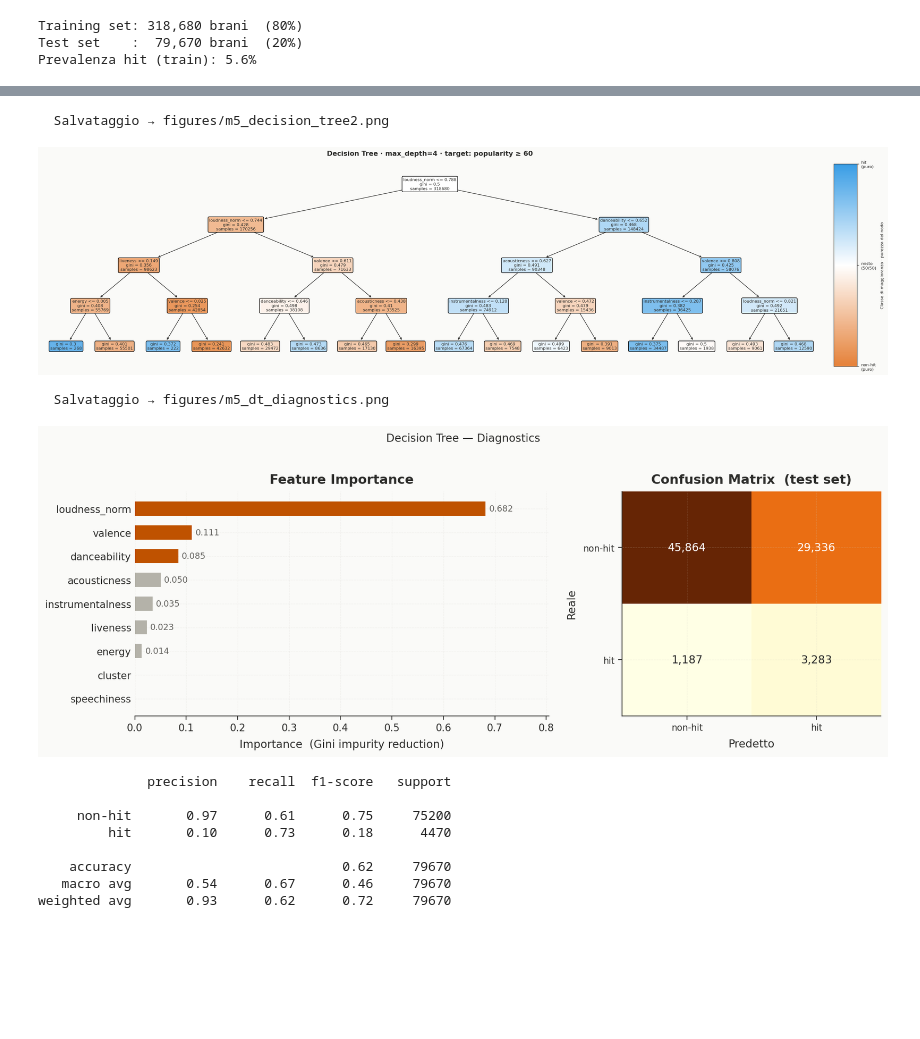
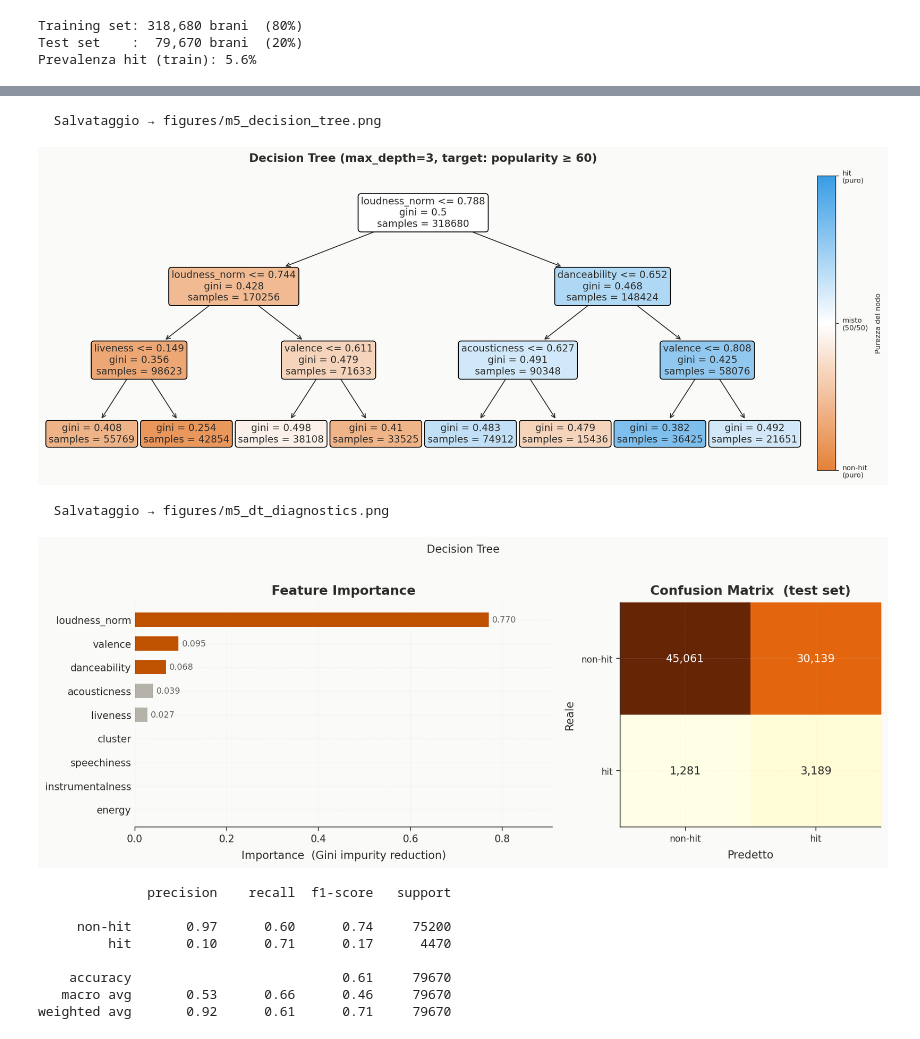
Before and after one commit to arcadiacipolla/La_Trasformazione_del_Suono_-_Scientific_Visualization, a Jupyter notebook: the_shape_of_music.ipynb, the cells around one changed output, grey strips where cells are left out. Drawn from its saved outputs; the diff is of its cells as text; code cells hidden in the pictures; blank space fills up the shorter version.

```diff
--- a/the_shape_of_music.ipynb
+++ b/the_shape_of_music.ipynb
@@ -770,7 +770,7 @@ Test set    :  79,670 brani  (20%)
 Prevalenza hit (train): 5.6%
 # %%
 # Addestramento e confronto modelli
-DT_DEPTH = 4
+DT_DEPTH = 3
 
 models = {
     "Baseline (majority)": DummyClassifier(strategy="most_frequent", random_state=42),
@@ -866,11 +823,11 @@ import matplotlib.gridspec as gridspec
 import matplotlib.colors as mcolors
 from matplotlib.cm import ScalarMappable
 
-fig = plt.figure(figsize=(28, 7))
+fig = plt.figure(figsize=(16, 6))
 fig.patch.set_facecolor("#FAFAF8")
 
 # Layout: albero (ampio) | legenda (stretta)
-gs = gridspec.GridSpec(1, 2, width_ratios=[40, 1.2], figure=fig, wspace=0.04)
+gs = gridspec.GridSpec(1, 2, width_ratios=[50, 1.2], figure=fig, wspace=0.04)
 ax     = fig.add_subplot(gs[0])
 ax_leg = fig.add_subplot(gs[1])
 ax.set_facecolor("#FAFAF8")
@@ -883,7 +840,7 @@ plot_tree(
     rounded=True,
     impurity=True,
     proportion=False,
-    fontsize=8,
+    fontsize=11,
     ax=ax,
     precision=3,
 )
@@ -894,42 +851,42 @@ for ann in ax.texts:
     ann.set_text("\n".join(lines))
 
 ax.set_title(
-    f"Decision Tree · max_depth={DT_DEPTH} · target: popularity ≥ 60",
+    f"Decision Tree (max_depth={DT_DEPTH}, target: popularity ≥ 60)",
     fontsize=13, fontweight="bold", pad=16
 )
 for spine in ax.spines.values():
     spine.set_visible(False)
 
 # ── Legenda colori ────────────────────────────────────────────────────────
 # sklearn usa internamente due colori fissi per filled=True:
 #   class 0 (non-hit) → #e58139  (arancione)
 #   class 1 (hit)     → #399de5  (blu)
 # I nodi con distribuzione 50/50 tendono al bianco (Gini ≈ 0.5).
 # La legenda esplicita questa scala così da non costringere la commissione
 # a leggere i valori numerici in ogni nodo per capire il colore.
 cmap_leg = mcolors.LinearSegmentedColormap.from_list(
     "dt_classes",
     ["#e58139", "#ffffff", "#399de5"],
     N=256,
 )
 
 norm_leg = mcolors.Normalize(vmin=0, vmax=1)
 
 sm = ScalarMappable(cmap=cmap_leg, norm=norm_leg)
 sm.set_array([])
 cb = fig.colorbar(sm, cax=ax_leg, orientation="vertical")
 
 cb.set_ticks([0.0, 0.5, 1.0])
 cb.set_ticklabels(["non-hit\n(puro)", "misto\n(50/50)", "hit\n(puro)"])
 cb.ax.tick_params(labelsize=8)
-cb.set_label("Classe di maggioranza · purezza del nodo", fontsize=8, labelpad=8)
+cb.set_label("Purezza del nodo", fontsize=8, labelpad=8)
 
 plt.tight_layout()
-save_fig(fig, "m5_decision_tree2")
+save_fig(fig, "m5_decision_tree")
 plt.show()
 # %% [output]
-  Salvataggio → figures/m5_decision_tree2.png
+  Salvataggio → figures/m5_decision_tree.png
-[figure, old version]
+[figure, new version]
 # %%
 # Feature Importance + Confusion Matrix
 
@@ -982,7 +939,7 @@ for i in range(2):
                  color="white" if cm[i, j] > thresh else "#2C2C2A",
                  fontweight="500")
 
-fig.suptitle("Decision Tree — Diagnostics", fontsize=11, y=1.02)
+fig.suptitle("Decision Tree", fontsize=11, y=1.02)
 plt.tight_layout()
 save_fig(fig, "m5_dt_diagnostics")
 plt.show()
@@ -991,13 +948,13 @@ plt.show()
 print(classification_report(y_test, y_pred_dt, target_names=["non-hit", "hit"]))
 # %% [output]
   Salvataggio → figures/m5_dt_diagnostics.png
-[figure, old version]
+[figure, new version]
               precision    recall  f1-score   support
 
-     non-hit       0.97      0.61      0.75     75200
-         hit       0.10      0.73      0.18      4470
+     non-hit       0.97      0.60      0.74     75200
+         hit       0.10      0.71      0.17      4470
 
-    accuracy                           0.62     79670
-   macro avg       0.54      0.67      0.46     79670
-weighted avg       0.93      0.62      0.72     79670
+    accuracy                           0.61     79670
+   macro avg       0.53      0.66      0.46     79670
+weighted avg       0.92      0.61      0.71     79670
 # %% [markdown]
```
Also changed, not shown: parts of 6 cells of this notebook.
